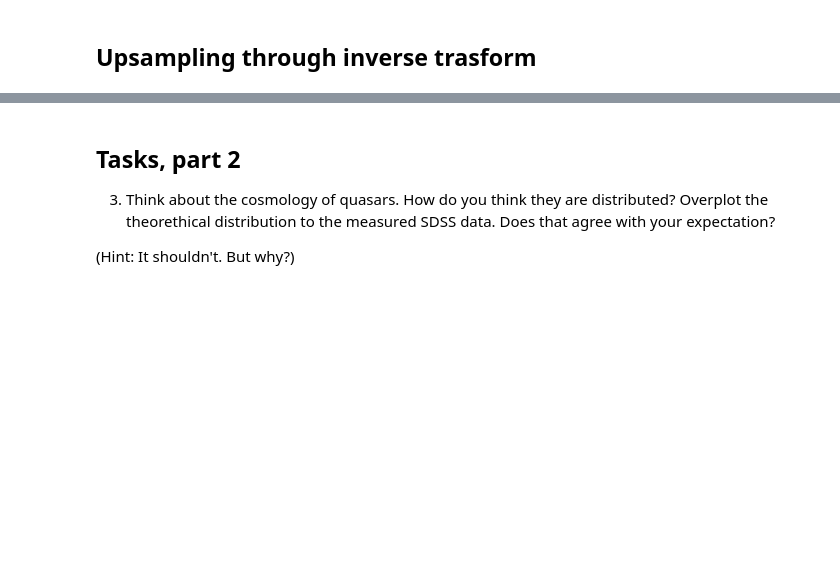
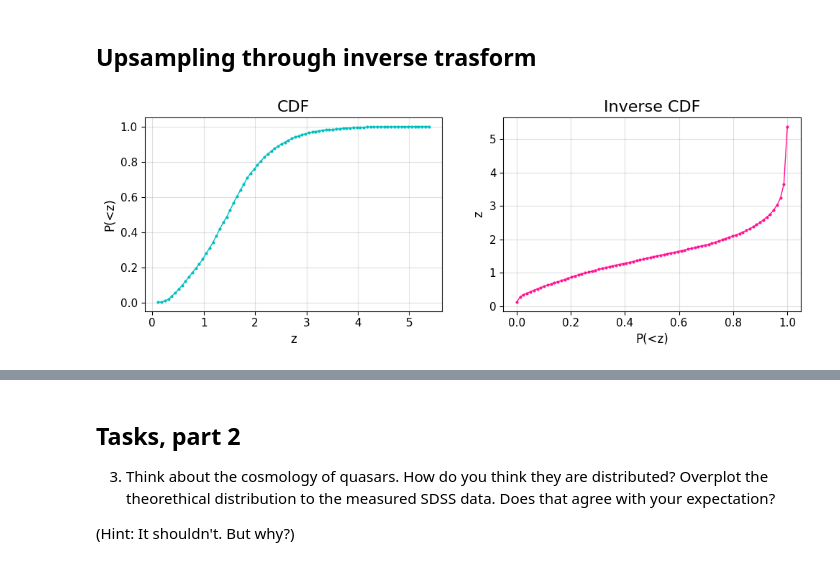
Before and after one commit to Alice-Palladino/astrostatistics_bicocca_2024, a Jupyter notebook: working/L04 - cloning quasars.ipynb, the cells around one changed output, grey strips where cells are left out. Saved outputs shown, nothing was run; the diff lists cells and outputs as text; code cells hidden in the pictures; blank space fills up the shorter version.

```diff
--- a/working/L04 - cloning quasars.ipynb
+++ b/working/L04 - cloning quasars.ipynb
@@ -74,3 +75,38 @@ plt.show()
 # %% [markdown]
 
 ## Upsampling through inverse trasform
+# %%
+# Compute the cdf
+cdf = np.cumsum(heights)/np.sum(heights)
+
+bin_centers = []
+for i in range(len(bins)-1):
+    bin_centers.append((bins[i]+bins[i+1])/2)
+bin_centers = np.array(bin_centers)
+
+# Interpolate the inverse cdf
+inv_cdf = scipy.interpolate.interp1d(cdf, bin_centers)
+
+# Plot the cdf and the inverse cdf
+fig, ax = plt.subplots(1, 2, figsize=(10, 4))
+
+ax[0].plot(bin_centers, cdf, lw = 1, marker = 'o', ms = 2, color='c')
+ax[0].grid(alpha=0.4)
+ax[0].tick_params(labelsize=11)
+ax[0].set_xlabel('z', fontsize=12)
+ax[0].set_ylabel('P(<z)', fontsize = 12)
+ax[0].set_title('CDF', fontsize=16)
+
+x = np.linspace(min(cdf), max(cdf), len(bin_centers))
+ax[1].plot(x, inv_cdf(x), lw = 1, marker = 'o', ms = 2, color='deeppink')
+ax[1].grid(alpha=0.4)
+ax[1].tick_params(labelsize=11)
+ax[1].set_xlabel('P(<z)', fontsize=12)
+ax[1].set_ylabel('z', fontsize = 12)
+ax[1].set_title('Inverse CDF', fontsize=16)
+
+plt.tight_layout(rect=[0, 0.05, 1, 0.98], w_pad=3.0)
+
+plt.show()
+# %% [output]
+[figure, added]
```
Also changed, not shown: parts of 5 cells of this notebook, 1 other file.
